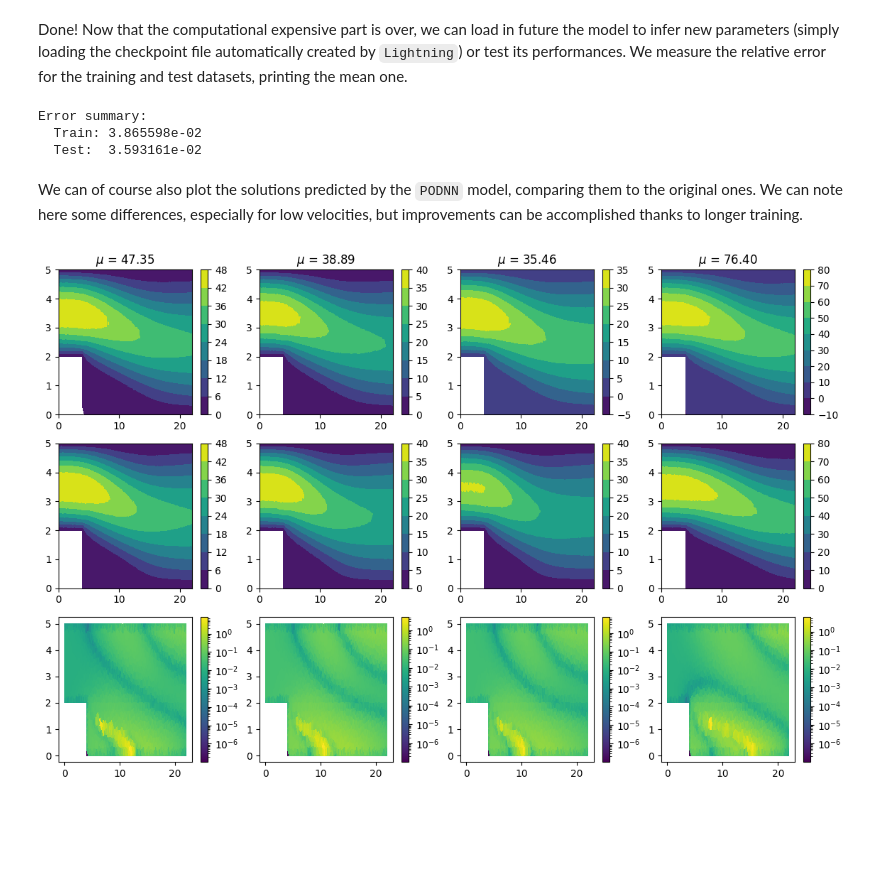
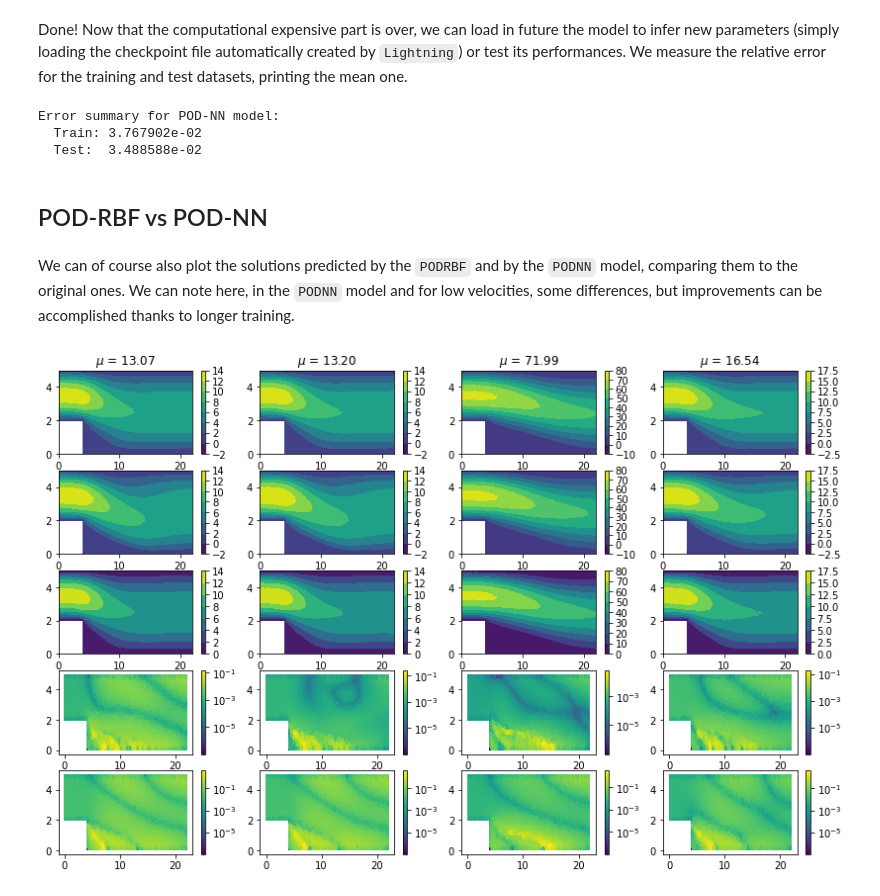
Before and after one commit to PINA-org/PINA-Tutorials, a Jupyter notebook: tutorial8/tutorial.ipynb, the cells around one changed output. Drawn from its saved outputs; the diff is of its cells as text; code cells hidden in the pictures; blank space fills up the shorter version.

```diff
--- a/tutorial8/tutorial.ipynb
+++ b/tutorial8/tutorial.ipynb
@@ -68,5 +68,7 @@ class SnapshotProblem(ParametricProblem):
     parameter_domain = CartesianDomain({'mu': [0, 100]})
 
     conditions = {
-        'io': Condition(input_points=p, output_points=u)
+        'io': Condition(input_points=p_train, output_points=u_train)
     }
+
+poisson_problem = SnapshotProblem()
@@ -74,0 +120,3 @@ Then, we define the model we want to use: an MLP architecture which takes in inp
+# %%
+pod_rbf = PODRBF(pod_rank=20, rbf_kernel='thin_plate_spline')
+pod_rbf.fit(p_train, u_train)
@@ -114,12 +178,10 @@ class PODNN(torch.nn.Module):
 # %% [markdown]
 We highlight that the POD modes are directly computed by means of the singular value decomposition (computed over the input data), and not trained using the backpropagation approach. Only the weights of the MLP are actually trained during the optimization loop.
 # %%
-poisson_problem = SnapshotProblem()
+pod_nn = PODNN(pod_rank=20, layers=[10, 10, 10], func=torch.nn.Tanh)
+pod_nn.fit_pod(u_train)
 
-pod_nn = PODNN(pod_rank=20, layers=[10, 10, 10], func=torch.nn.Tanh)
-pod_nn.fit_pod(u)
-
-pinn_stokes = SupervisedSolver(
+pod_nn_stokes = SupervisedSolver(
     problem=poisson_problem,
     model=pod_nn,
     optimizer=torch.optim.Adam,
@@ -153,43 +220,59 @@ HPU available: False, using: 0 HPUs
 # %% [markdown]
 Done! Now that the computational expensive part is over, we can load in future the model to infer new parameters (simply loading the checkpoint file automatically created by `Lightning`) or test its performances. We measure the relative error for the training and test datasets, printing the mean one.
 # %%
-u_test_pred = pinn_stokes(p_test)
-u_train_pred = pinn_stokes(p_train)
+u_test_nn = pod_nn_stokes(p_test)
+u_train_nn = pod_nn_stokes(p_train)
 
-relative_error_train = torch.norm(u_train_pred - u_train)/torch.norm(u_train)
-relative_error_test = torch.norm(u_test_pred - u_test)/torch.norm(u_test)
+relative_error_train = torch.norm(u_train_nn - u_train)/torch.norm(u_train)
+relative_error_test = torch.norm(u_test_nn - u_test)/torch.norm(u_test)
 
-print('Error summary:')
+print('Error summary for POD-NN model:')
 print(f'  Train: {relative_error_train.item():e}')
 print(f'  Test:  {relative_error_test.item():e}')
 # %% [output]
-Error summary:
-  Train: 3.865598e-02
-  Test:  3.593161e-02
+Error summary for POD-NN model:
+  Train: 3.767902e-02
+  Test:  3.488588e-02
+# %% [markdown]
+## POD-RBF vs POD-NN
 # %% [markdown]
-We can of course also plot the solutions predicted by the `PODNN` model, comparing them to the original ones. We can note here some differences, especially for low velocities, but improvements can be accomplished thanks to longer training.
+We can of course also plot the solutions predicted by the `PODRBF` and by the `PODNN` model, comparing them to the original ones. We can note here, in the `PODNN` model and for low velocities, some differences, but improvements can be accomplished thanks to longer training.
 # %%
-idx = torch.randint(0, len(u_test_pred), (4,))
-u_idx = pinn_stokes(p_test[idx])
+idx = torch.randint(0, len(u_test), (4,))
+u_idx_rbf = pod_rbf(p_test[idx])
+u_idx_nn = pod_nn_stokes(p_test[idx])
+
 import numpy as np
 import matplotlib
-fig, axs = plt.subplots(3, 4, figsize=(14, 9))
+import matplotlib.pyplot as plt
 
-relative_error = np.abs(u_test[idx] - u_idx.detach())
-relative_error = np.where(u_test[idx] < 1e-7, 1e-7, relative_error/u_test[idx])
+fig, axs = plt.subplots(5, 4, figsize=(14, 9))
 
-for i, (idx_, u_, err_) in enumerate(zip(idx, u_idx, relative_error)):
-    cm = axs[0, i].tricontourf(dataset.triang, u_.detach())
+relative_error_rbf = np.abs(u_test[idx] - u_idx_rbf.detach())
+relative_error_rbf = np.where(u_test[idx] < 1e-7, 1e-7, relative_error_rbf/u_test[idx])
+
+relative_error_nn = np.abs(u_test[idx] - u_idx_nn.detach())
+relative_error_nn = np.where(u_test[idx] < 1e-7, 1e-7, relative_error_nn/u_test[idx])
+
+for i, (idx_, rbf_, nn_, rbf_err_, nn_err_) in enumerate(
+    zip(idx, u_idx_rbf, u_idx_nn, relative_error_rbf, relative_error_nn)):
     axs[0, i].set_title(f'$\mu$ = {p_test[idx_].item():.2f}')
-    plt.colorbar(cm)
 
-    cm = axs[1, i].tricontourf(dataset.triang, u_test[idx_].flatten())
-    plt.colorbar(cm)
+    cm = axs[0, i].tricontourf(dataset.triang, rbf_.detach()) # POD-RBF prediction
+    plt.colorbar(cm, ax=axs[0, i])
 
-    cm = axs[2, i].tripcolor(dataset.triang, err_, norm=matplotlib.colors.LogNorm())
-    plt.colorbar(cm)
+    cm = axs[1, i].tricontourf(dataset.triang, nn_.detach()) # POD-NN prediction
+    plt.colorbar(cm, ax=axs[1, i])
 
+    cm = axs[2, i].tricontourf(dataset.triang, u_test[idx_].flatten()) # Truth
+    plt.colorbar(cm, ax=axs[2, i])
+
+    cm = axs[3, i].tripcolor(dataset.triang, rbf_err_, norm=matplotlib.colors.LogNorm()) # Error for POD-RBF
+    plt.colorbar(cm, ax=axs[3, i])
+
+    cm = axs[4, i].tripcolor(dataset.triang, nn_err_, norm=matplotlib.colors.LogNorm()) # Error for POD-NN
+    plt.colorbar(cm, ax=axs[4, i])
 
 plt.show()
 # %% [output]
-[figure, old version]
+[figure, new version]
```
Also changed, not shown: parts of 12 cells of this notebook, 2 other files.
